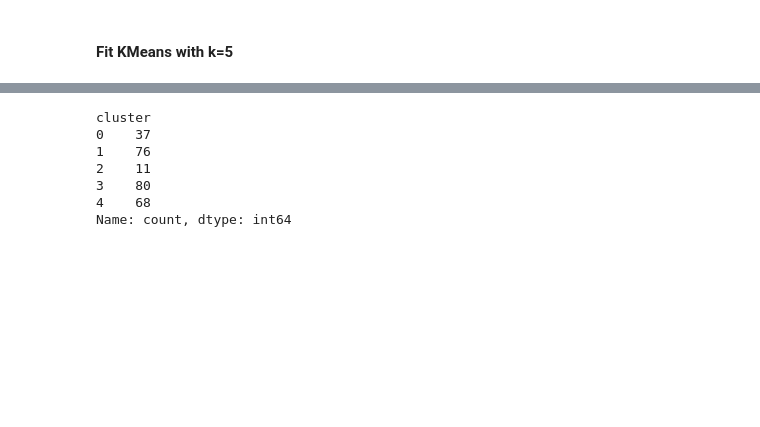
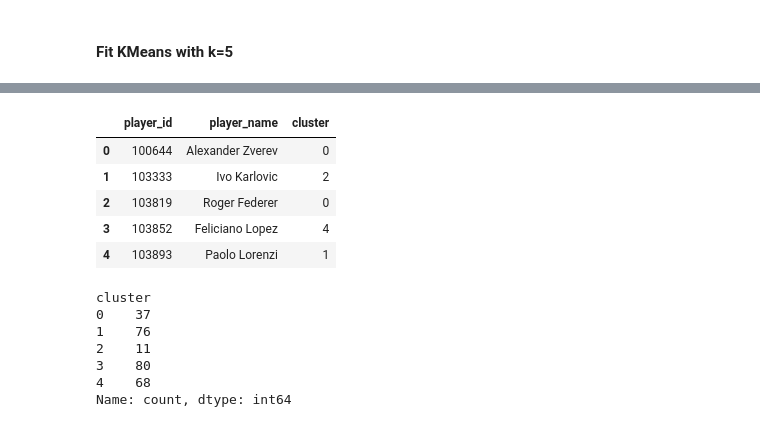
Before and after one commit to javilunaquesada/Tennis_ML_Project, a Jupyter notebook: Notebooks/03_player_clustering.ipynb, the cells around one changed output, grey strips where cells are left out. Drawn from its saved outputs; the diff is of its cells as text; code cells hidden in the pictures; blank space fills up the shorter version.

Commit message:
Added players with clusters csv

```diff
--- a/Notebooks/03_player_clustering.ipynb
+++ b/Notebooks/03_player_clustering.ipynb
@@ -146,6 +155,17 @@ See the caveats in the documentation: https://pandas.pydata.org/pandas-docs/stab
 | 2 | 0.816327 | 8.478261 | 1.673913 | 4.239130 | 3.299320 | 37.606803 | 185.0 | 0.705882 | ... |
 | 3 | 0.405797 | 11.733333 | 4.244444 | 6.607407 | 108.391304 | 38.347101 | 188.0 | 0.333333 | ... |
 | 4 | 0.295455 | 4.840909 | 3.272727 | 8.431818 | 96.022727 | 37.022727 | 183.0 | 0.166667 | ... |
+# %%
+players["cluster"] = X["cluster"]
+players.to_csv("../data/processed/players_with_clusters.csv", index=False)
+players[["player_id", "player_name", "cluster"]].head()
+# %% [output]
+|  | player_id | player_name | cluster |
+| 0 | 100644 | Alexander Zverev | 0 |
+| 1 | 103333 | Ivo Karlovic | 2 |
+| 2 | 103819 | Roger Federer | 0 |
+| 3 | 103852 | Feliciano Lopez | 4 |
+| 4 | 103893 | Paolo Lorenzi | 1 |
 # %%
 cluster_sizes = X["cluster"].value_counts().sort_index()
 cluster_sizes
```
Also changed, not shown: parts of 5 cells of this notebook.
